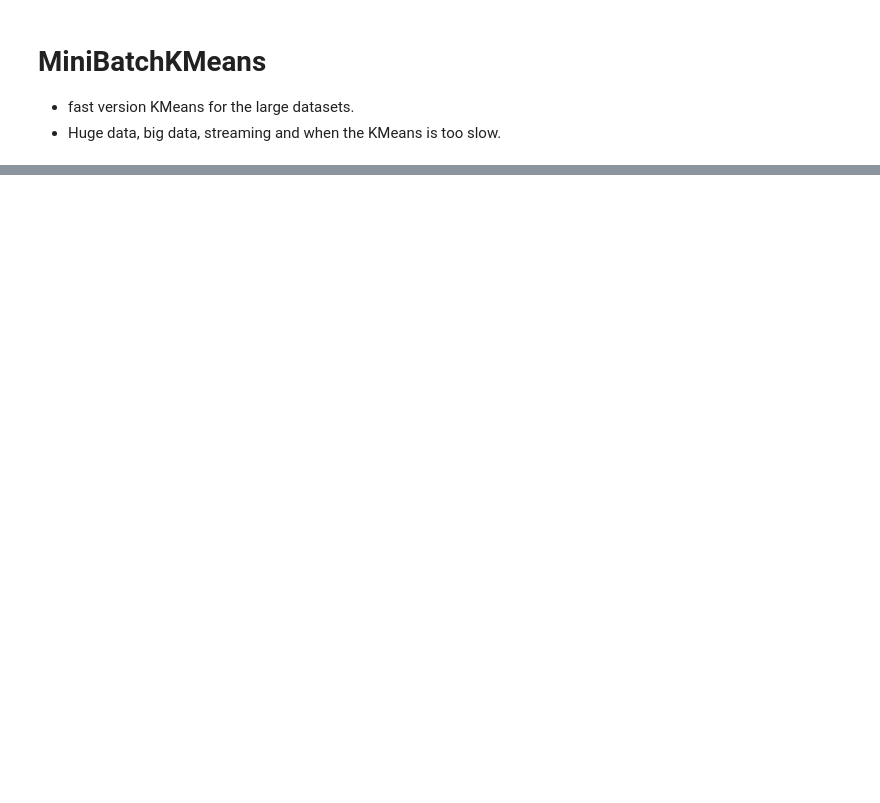
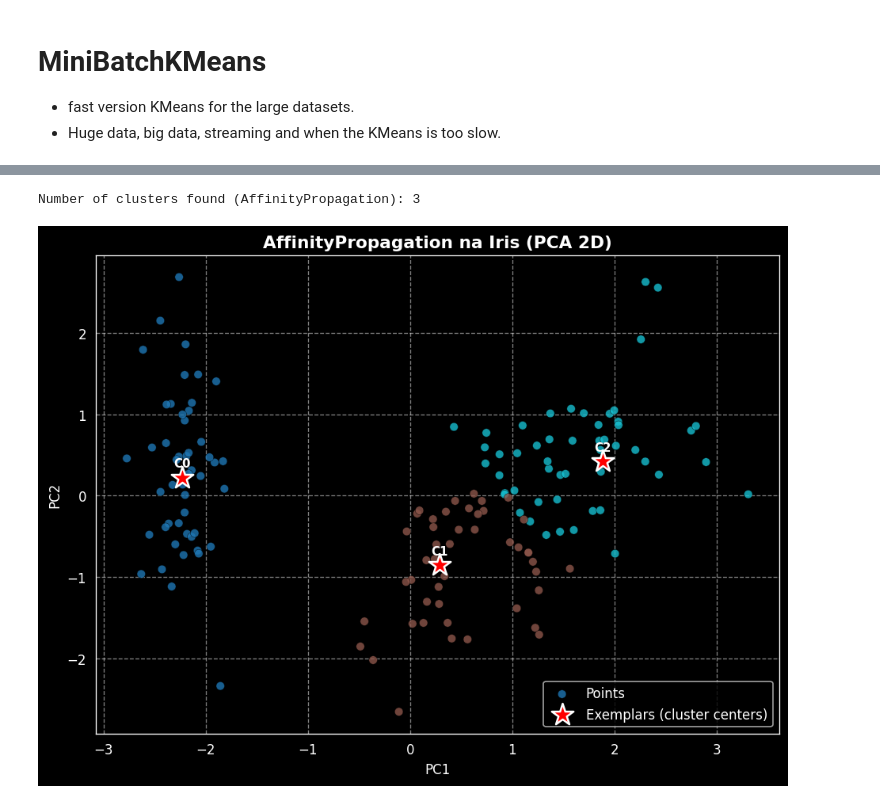
Before and after one commit to Kinetics20/Python_practice_sessions_05, a Jupyter notebook: data_science/multiple_clustering_models_iris.ipynb, the cells around one changed output, grey strips where cells are left out. Saved outputs shown, nothing was run; the diff lists cells and outputs as text; code cells hidden in the pictures; blank space fills up the shorter version.

```diff
--- a/data_science/multiple_clustering_models_iris.ipynb
+++ b/data_science/multiple_clustering_models_iris.ipynb
@@ -195,0 +409,5 @@ homog   compl   v-meas  ARI     AMI     silhouette
+# %%
+plot_affinity_propagation_on_iris()
+# %% [output]
+Number of clusters found (AffinityPropagation): 3
+[figure, added]
```
Also changed, not shown: parts of 27 cells of this notebook.
